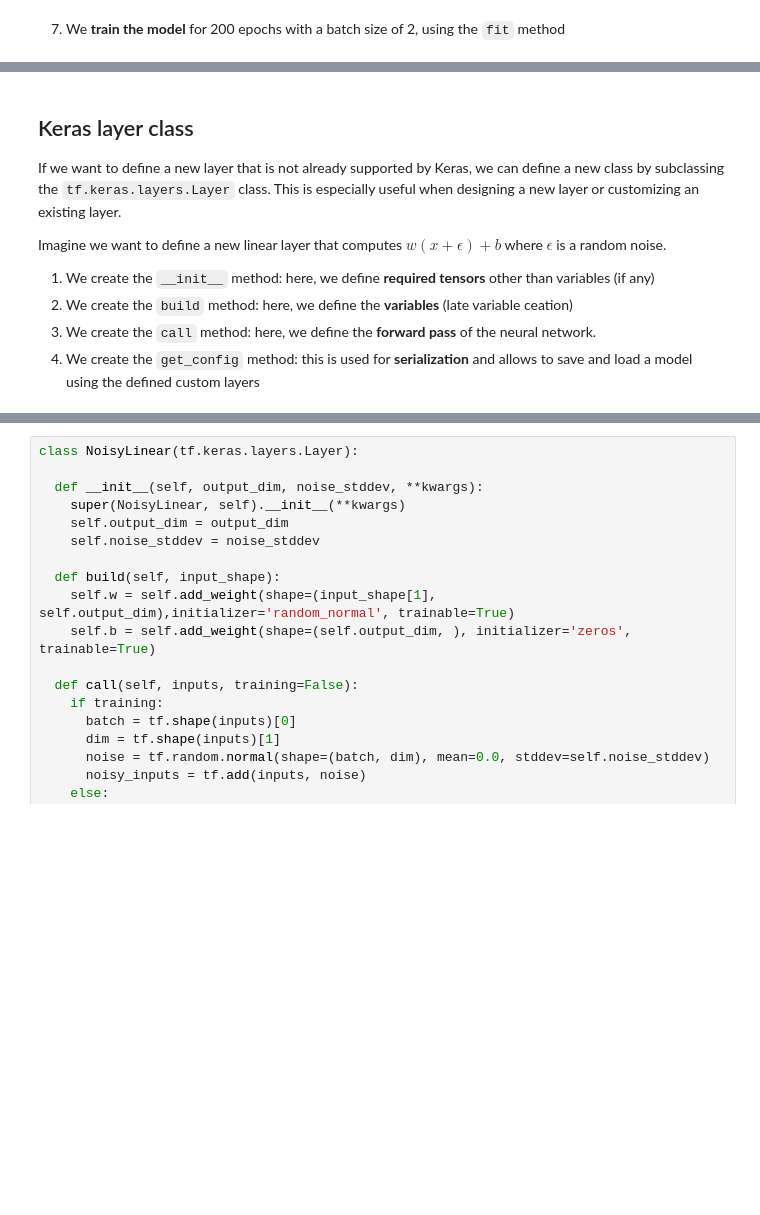
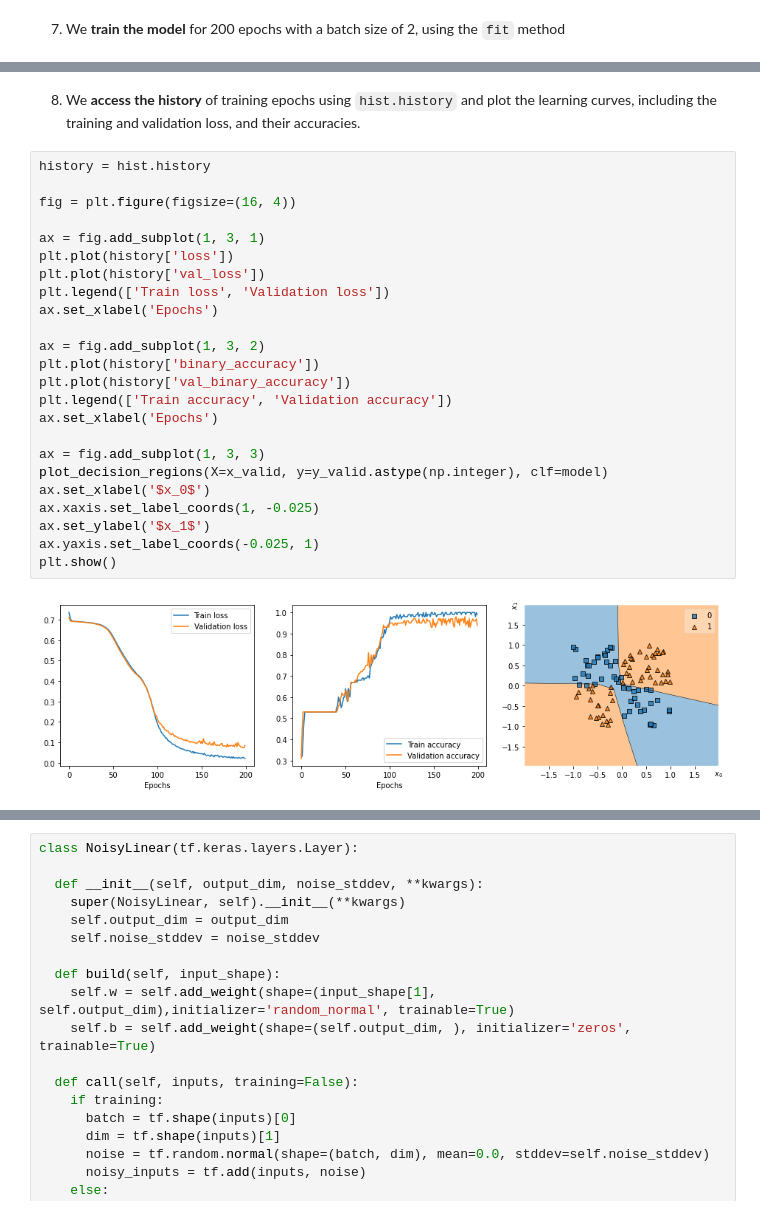
Before and after one commit to nicoloceneda/Python-edu, a Jupyter notebook: TensorFlow_Custom_Layer_and_Models_with_Keras_API.ipynb, the cells around one changed output, grey strips where cells are left out. Drawn from its saved outputs; the diff is of its cells as text; blank space fills up the shorter version.

```diff
--- a/TensorFlow_Custom_Layer_and_Models_with_Keras_API.ipynb
+++ b/TensorFlow_Custom_Layer_and_Models_with_Keras_API.ipynb
@@ -98,10 +98,28 @@ _________________________________________________________________
-# %% [markdown]
-## Keras layer class
-If we want to define a new layer that is not already supported by Keras, we can define a new class by subclassing the `tf.keras.layers.Layer` class. This is especially useful when designing a new layer or customizing an existing layer.
-
-Imagine we want to define a new linear layer that computes $w(x + \epsilon) + b$ where $\epsilon$ is a random noise.
-
-1. We create the `__init__` method: here, we define **required tensors** other than variables (if any)
-2. We create the `build` method: here, we define the **variables** (late variable ceation)
-3. We create the `call` method: here, we define the **forward pass** of the neural network.
-4. We create the `get_config` method: this is used for **serialization** and allows to save and load a model using the defined custom layers
+# %% [markdown]
+8. We **access the history** of training epochs using `hist.history` and plot the learning curves, including the training and validation loss, and their accuracies.
+# %%
+history = hist.history
+
+fig = plt.figure(figsize=(16, 4))
+
+ax = fig.add_subplot(1, 3, 1)
+plt.plot(history['loss'])
+plt.plot(history['val_loss'])
+plt.legend(['Train loss', 'Validation loss'])
+ax.set_xlabel('Epochs')
+
+ax = fig.add_subplot(1, 3, 2)
+plt.plot(history['binary_accuracy'])
+plt.plot(history['val_binary_accuracy'])
+plt.legend(['Train accuracy', 'Validation accuracy'])
+ax.set_xlabel('Epochs')
+
+ax = fig.add_subplot(1, 3, 3)
+plot_decision_regions(X=x_valid, y=y_valid.astype(np.integer), clf=model)
+ax.set_xlabel('$x_0$')
+ax.xaxis.set_label_coords(1, -0.025)
+ax.set_ylabel('$x_1$')
+ax.yaxis.set_label_coords(-0.025, 1)
+plt.show()
+# %% [output]
+[figure, added]
```
Also changed, not shown: parts of 42 cells of this notebook.
